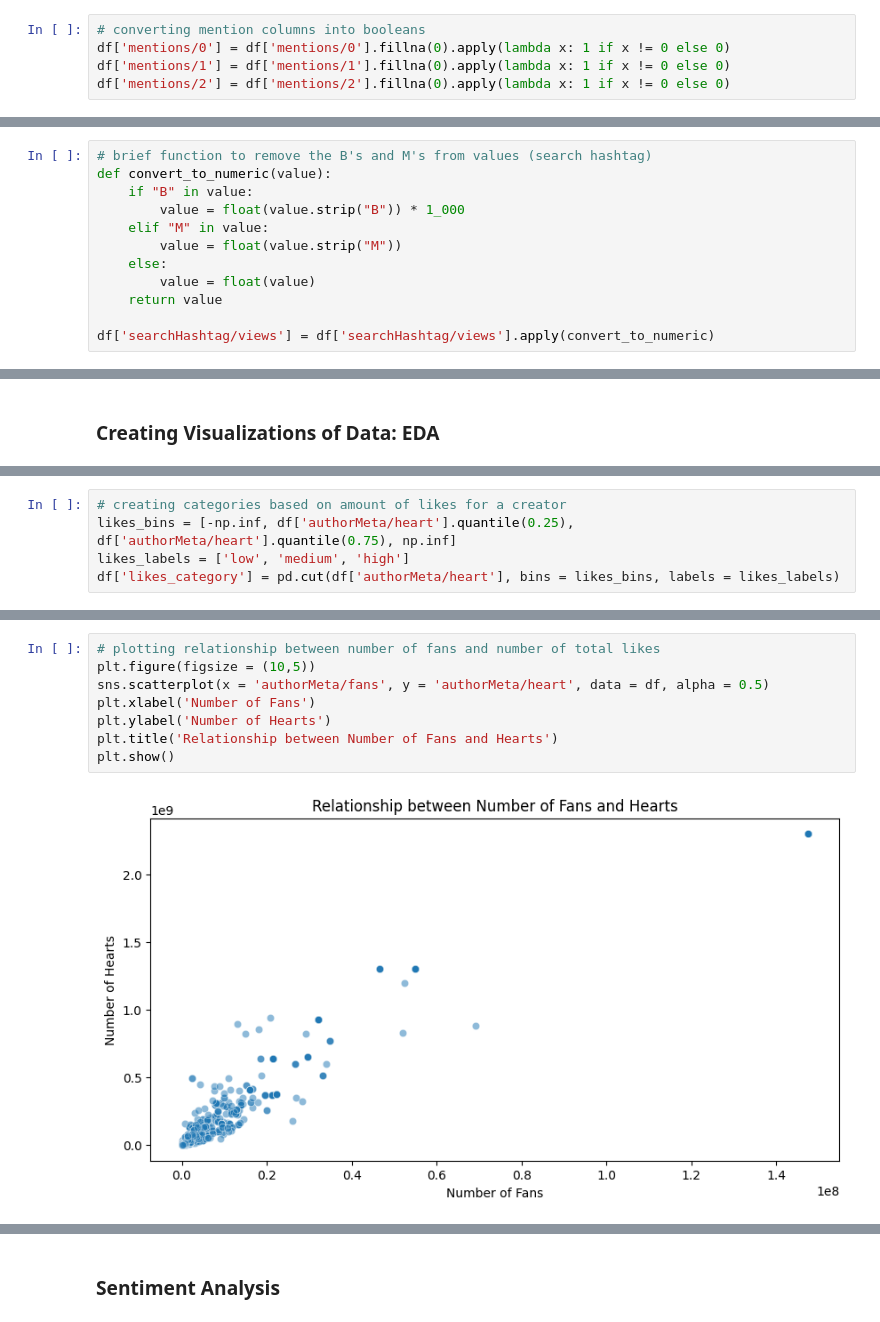
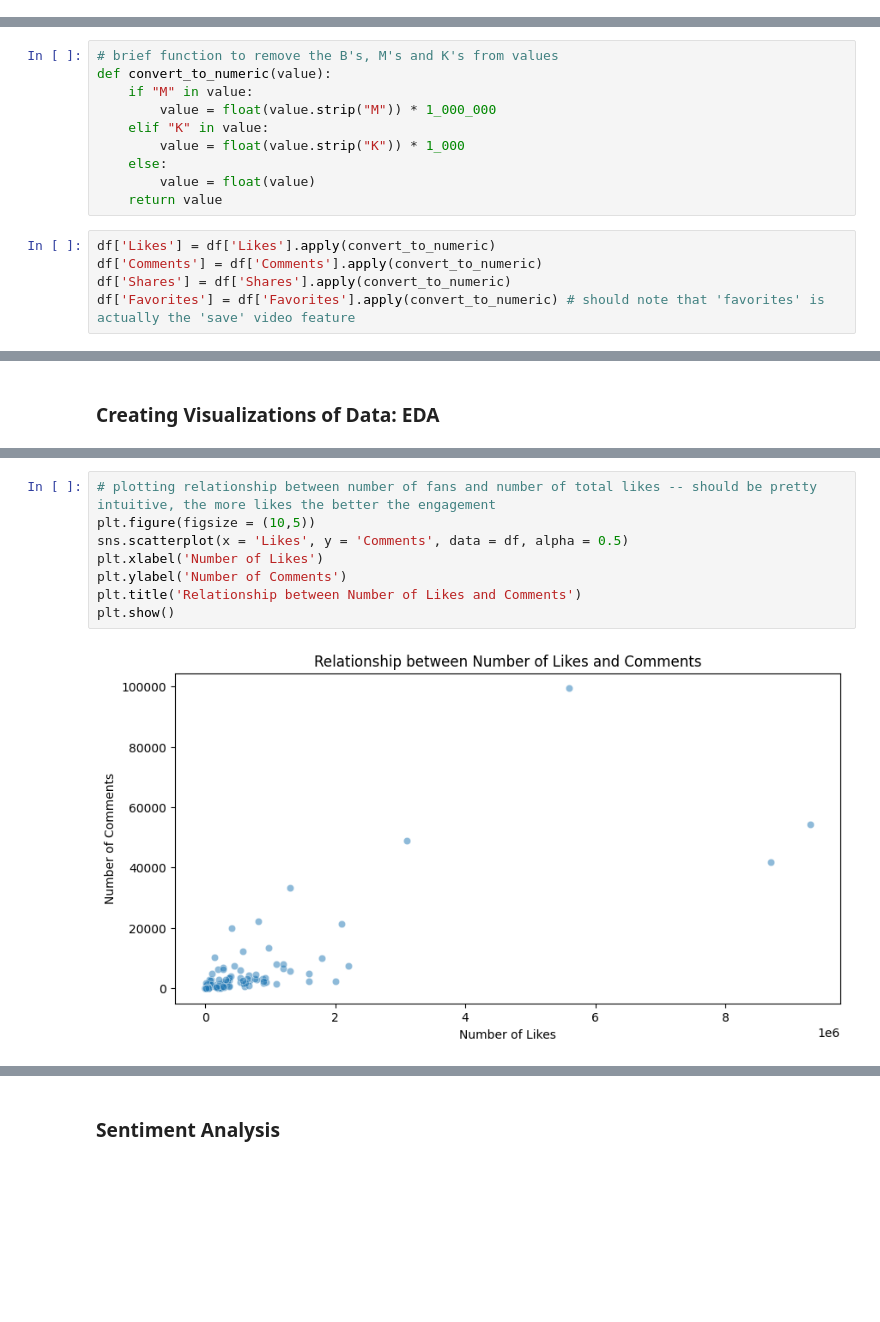
Before and after one commit to joseph-kim-cs/TikTok-Sentiment-Analysis, a Jupyter notebook: tiktok-sentiment-analysis.ipynb, the cells around one changed output, grey strips where cells are left out. Saved outputs shown, nothing was run; the diff lists cells and outputs as text; blank space fills up the shorter version.

```diff
--- a/tiktok-sentiment-analysis.ipynb
+++ b/tiktok-sentiment-analysis.ipynb
@@ -91,5 +29,0 @@ df['musicMeta/musicOriginal'] = df['musicMeta/musicOriginal'].astype(int)
-# %%
-# converting mention columns into booleans
-df['mentions/0'] = df['mentions/0'].fillna(0).apply(lambda x: 1 if x != 0 else 0)
-df['mentions/1'] = df['mentions/1'].fillna(0).apply(lambda x: 1 if x != 0 else 0)
-df['mentions/2'] = df['mentions/2'].fillna(0).apply(lambda x: 1 if x != 0 else 0)
@@ -96,13 +40,16 @@ df['mentions/2'] = df['mentions/2'].fillna(0).apply(lambda x: 1 if x != 0 else 0
 # %%
-# brief function to remove the B's and M's from values (search hashtag)
+# brief function to remove the B's, M's and K's from values
 def convert_to_numeric(value):
-    if "B" in value:
-        value = float(value.strip("B")) * 1_000
-    elif "M" in value:
-        value = float(value.strip("M"))
+    if "M" in value:
+        value = float(value.strip("M")) * 1_000_000
+    elif "K" in value:
+        value = float(value.strip("K")) * 1_000
     else:
         value = float(value)
     return value
-
-df['searchHashtag/views'] = df['searchHashtag/views'].apply(convert_to_numeric)
+# %%
+df['Likes'] = df['Likes'].apply(convert_to_numeric)
+df['Comments'] = df['Comments'].apply(convert_to_numeric)
+df['Shares'] = df['Shares'].apply(convert_to_numeric)
+df['Favorites'] = df['Favorites'].apply(convert_to_numeric) # should note that 'favorites' is actually the 'save' video feature
 # %%
@@ -137,5 +73,0 @@ from scipy.stats import chi2_contingency
-# %%
-# creating categories based on amount of likes for a creator
-likes_bins = [-np.inf, df['authorMeta/heart'].quantile(0.25), df['authorMeta/heart'].quantile(0.75), np.inf]
-likes_labels = ['low', 'medium', 'high']
-df['likes_category'] = pd.cut(df['authorMeta/heart'], bins = likes_bins, labels = likes_labels)
@@ -166,10 +74,10 @@ Passing `palette` without assigning `hue` is deprecated and will be removed in v
 # %%
-# plotting relationship between number of fans and number of total likes
+# plotting relationship between number of fans and number of total likes -- should be pretty intuitive, the more likes the better the engagement
 plt.figure(figsize = (10,5))
-sns.scatterplot(x = 'authorMeta/fans', y = 'authorMeta/heart', data = df, alpha = 0.5)
-plt.xlabel('Number of Fans')
-plt.ylabel('Number of Hearts')
-plt.title('Relationship between Number of Fans and Hearts')
+sns.scatterplot(x = 'Likes', y = 'Comments', data = df, alpha = 0.5)
+plt.xlabel('Number of Likes')
+plt.ylabel('Number of Comments')
+plt.title('Relationship between Number of Likes and Comments')
 plt.show()
 # %% [output]
-[figure, old version]
+[figure, new version]
```
Also changed, not shown: parts of 43 cells of this notebook, 2 other files.
